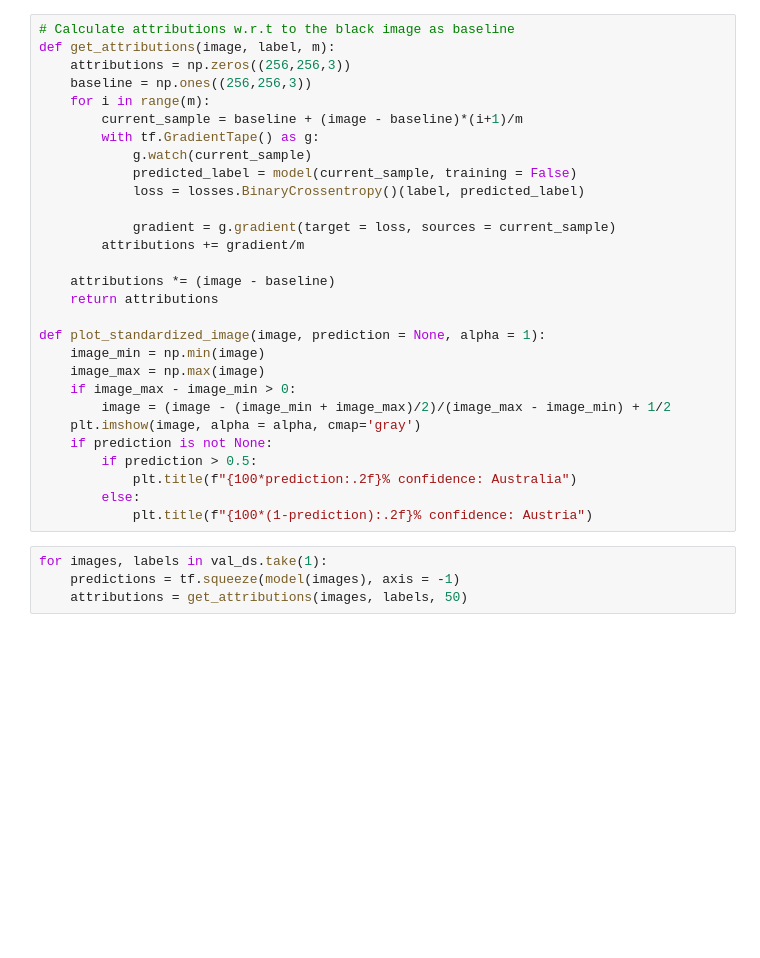
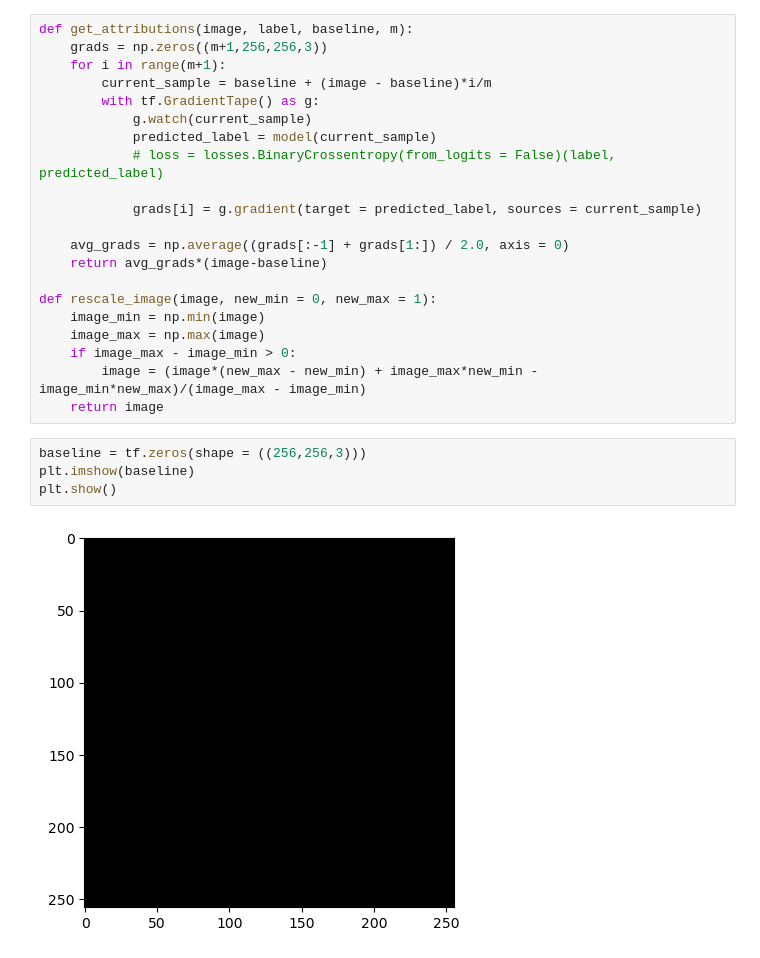
Before and after one commit to Declaminius/GeoGuessr-AI, a Jupyter notebook: integrated_gradients.ipynb, the cells around one changed output. Drawn from its saved outputs; the diff is of its cells as text; blank space fills up the shorter version.

```diff
--- a/integrated_gradients.ipynb
+++ b/integrated_gradients.ipynb
@@ -48,33 +48,27 @@ Using 5012 files for validation.
 # %%
-# Calculate attributions w.r.t to the black image as baseline
-def get_attributions(image, label, m):
-    attributions = np.zeros((256,256,3))
-    baseline = np.ones((256,256,3))
-    for i in range(m):
-        current_sample = baseline + (image - baseline)*(i+1)/m
+def get_attributions(image, label, baseline, m):
+    grads = np.zeros((m+1,256,256,3))
+    for i in range(m+1):
+        current_sample = baseline + (image - baseline)*i/m
         with tf.GradientTape() as g:
             g.watch(current_sample)
-            predicted_label = model(current_sample, training = False)
-            loss = losses.BinaryCrossentropy()(label, predicted_label)
+            predicted_label = model(current_sample)
+            # loss = losses.BinaryCrossentropy(from_logits = False)(label, predicted_label)
 
-            gradient = g.gradient(target = loss, sources = current_sample)
-        attributions += gradient/m
+            grads[i] = g.gradient(target = predicted_label, sources = current_sample)
 
-    attributions *= (image - baseline)
-    return attributions
+    avg_grads = np.average((grads[:-1] + grads[1:]) / 2.0, axis = 0)
+    return avg_grads*(image-baseline)
 
-def plot_standardized_image(image, prediction = None, alpha = 1):
+def rescale_image(image, new_min = 0, new_max = 1):
     image_min = np.min(image)
     image_max = np.max(image)
     if image_max - image_min > 0:
-        image = (image - (image_min + image_max)/2)/(image_max - image_min) + 1/2
-    plt.imshow(image, alpha = alpha, cmap='gray')
-    if prediction is not None:
-        if prediction > 0.5:
-            plt.title(f"{100*prediction:.2f}% confidence: Australia")
-        else:
-            plt.title(f"{100*(1-prediction):.2f}% confidence: Austria")
+        image = (image*(new_max - new_min) + image_max*new_min - image_min*new_max)/(image_max - image_min)
+    return image
-# %%
-for images, labels in val_ds.take(1):
-    predictions = tf.squeeze(model(images), axis = -1)
-    attributions = get_attributions(images, labels, 50)
+# %%
+baseline = tf.zeros(shape = ((256,256,3)))
+plt.imshow(baseline)
+plt.show()
+# %% [output]
+[figure, added]
```
Also changed, not shown: parts of 5 cells of this notebook, 4 other files.
